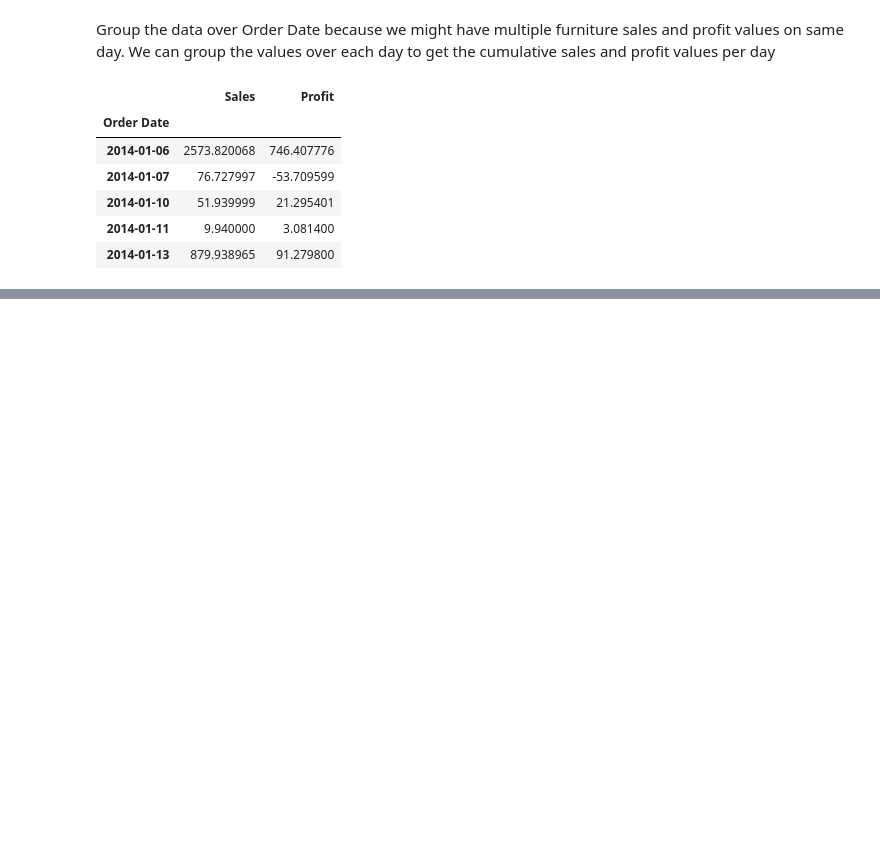
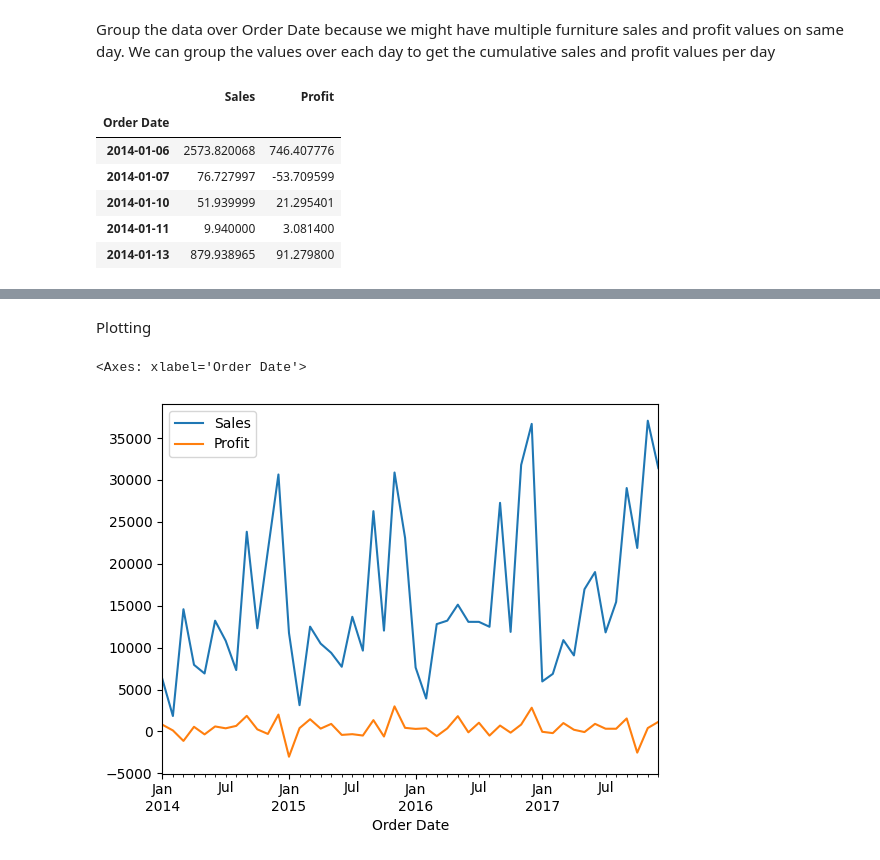
Before and after one commit to Suryasadasivam/Time_series_practice, a Jupyter notebook: Time_series_Visualization_basic.ipynb, the cells around one changed output, grey strips where cells are left out. Drawn from its saved outputs; the diff is of its cells as text; code cells hidden in the pictures; blank space fills up the shorter version.

Commit message:
data visualization

```diff
--- a/Time_series_Visualization_basic.ipynb
+++ b/Time_series_Visualization_basic.ipynb
@@ -131,0 +138,2 @@ df.head(5)
+# %%
+df=df.resample('MS').sum()
@@ -131,0 +150,7 @@ df.head(5)
+# %% [markdown]
+Plotting
+# %%
+df.plot()
+# %% [output]
+<Axes: xlabel='Order Date'>
+[figure, added]
```
Also changed, not shown: parts of 29 cells of this notebook.
